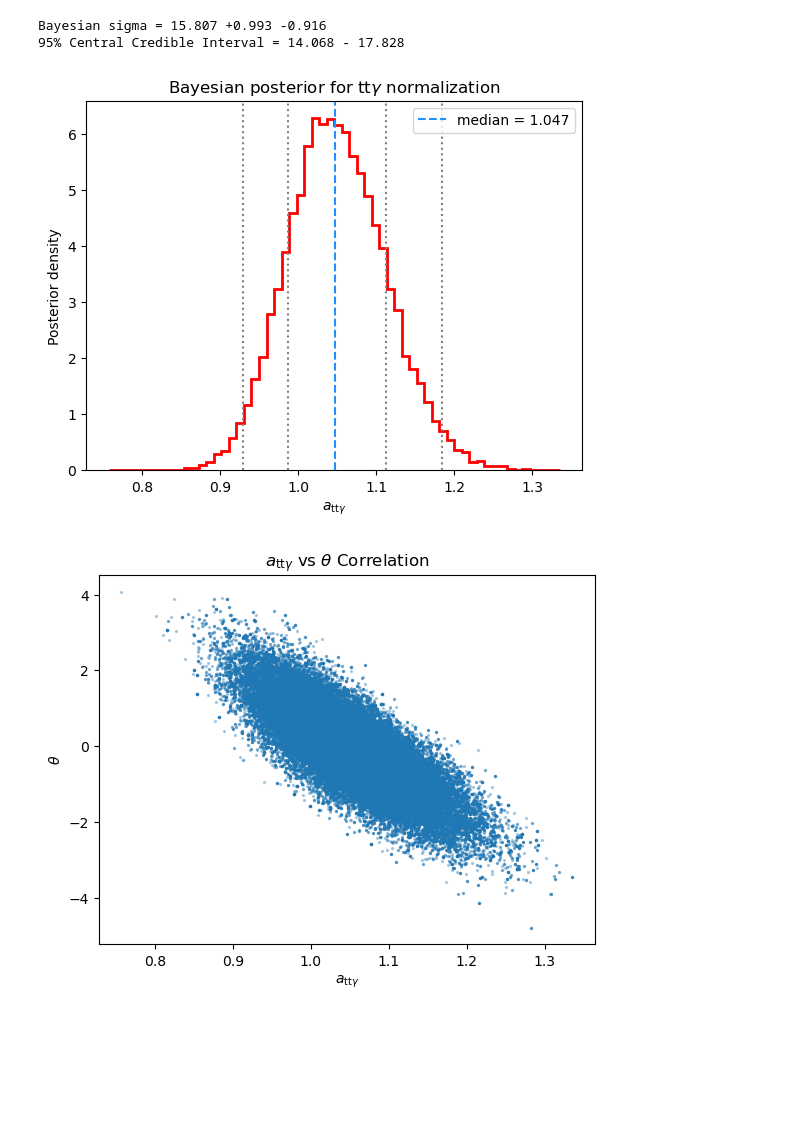
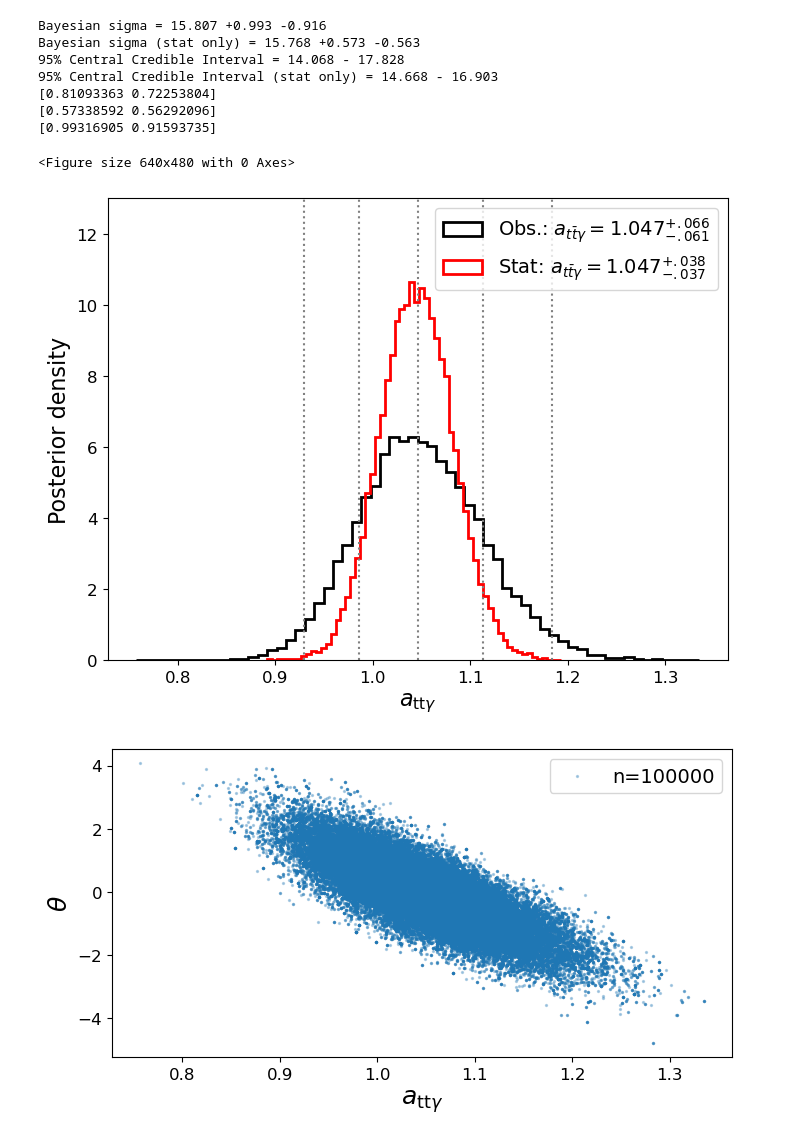
Before and after one commit to andrewji7345/252C_FinalProject, a Jupyter notebook: Fit_Bayesian.ipynb, the cells around one changed output. Saved outputs shown, nothing was run; the diff lists cells and outputs as text; code cells hidden in the pictures; blank space fills up the shorter version.

```diff
--- a/Fit_Bayesian.ipynb
+++ b/Fit_Bayesian.ipynb
@@ -134,5 +221,8 @@ Stored 'bf_params_baye' (dict)
 # %%
 def log_posterior_vec(params):
     return -nlp(*params)
+
+def log_posterior_vec_stat_only(params):
+    return -nlp_stat_only(*params)
 # %%
 def run_mh(logpost, start, proposal_cov, nsteps=120000, burn=20000, thin=20, seed=123):
@@ -223,43 +366,86 @@ plt.show()
 # %%
 th_sigma = 15.10
 sigma_samples = mu_samples * th_sigma
+sigma_samples_stat_only = mu_samples_stat_only * th_sigma
 
 sigma_med = np.percentile(sigma_samples, 50)
 sigma_lo = np.percentile(sigma_samples, 15.87)
 sigma_hi = np.percentile(sigma_samples, 84.13)
 
+sigma_med_stat_only = np.percentile(sigma_samples_stat_only, 50)
+sigma_lo_stat_only = np.percentile(sigma_samples_stat_only, 15.87)
+sigma_hi_stat_only = np.percentile(sigma_samples_stat_only, 84.13)
+
 print(f"Bayesian sigma = {sigma_med:.3f} +{sigma_hi - sigma_med:.3f} -{sigma_med - sigma_lo:.3f}")
+print(f"Bayesian sigma (stat only) = {sigma_med_stat_only:.3f} +{sigma_hi_stat_only - sigma_med_stat_only:.3f} -{sigma_med_stat_only - sigma_lo_stat_only:.3f}")
 
 low, high = np.quantile(sigma_samples, [0.025, 0.975])
 print(f"95% Central Credible Interval = {low:.3f} - {high:.3f}")
+low_stat_only, high_stat_only = np.quantile(sigma_samples_stat_only, [0.025, 0.975])
+print(f"95% Central Credible Interval (stat only) = {low_stat_only:.3f} - {high_stat_only:.3f}")
+
+# find the syst and stat pieces
+mu_errs_1 = np.array([sigma_hi - sigma_med, sigma_med - sigma_lo])
+mu_errs_1_stat_only = np.array([sigma_hi_stat_only - sigma_med_stat_only, sigma_med_stat_only - sigma_lo_stat_only])
+
+mu_syst = np.sqrt(mu_errs_1**2 - mu_errs_1_stat_only**2)
+print(mu_syst)
+print(mu_errs_1_stat_only)
+print(mu_errs_1)
 # %% [output]
 Bayesian sigma = 15.807 +0.993 -0.916
+Bayesian sigma (stat only) = 15.768 +0.573 -0.563
 95% Central Credible Interval = 14.068 - 17.828
+95% Central Credible Interval (stat only) = 14.668 - 16.903
+[0.81093363 0.72253804]
+[0.57338592 0.56292096]
+[0.99316905 0.91593735]
 # %%
 plt.clf()
-plt.hist(mu_samples, bins=60, density=True, histtype="step", linewidth=2, color = 'red')
-plt.axvline(mu_med, color="dodgerblue", linestyle="--", label=rf"median = {mu_med:.3f}")
+label_size = 16
+legend_size = 14
+plt.figure(figsize=(8,6))
+
+plt.hist(mu_samples, bins=60, density=True, histtype="step", linewidth=2, color='black',
+         label=r'Obs.: $a_{t\bar t\gamma} = 1.047^{+.066}_{-.061}$')
+
+plt.hist(mu_samples_stat_only, bins=60, density=True, histtype="step", linewidth=2, color='red',
+         label=r'Stat: $a_{t\bar t\gamma} = 1.047^{+.038}_{-.037}$')
+
+plt.axvline(mu_med, color="gray", linestyle=":")
 plt.axvline(mu_lo, color="gray", linestyle=":")
 plt.axvline(mu_hi, color="gray", linestyle=":")
 plt.axvline(mu_lo95, color="gray", linestyle=":")
 plt.axvline(mu_hi95, color="gray", linestyle=":")
-plt.xlabel(r"$a_{\mathrm{tt}\gamma}$")
-plt.ylabel("Posterior density")
-plt.title(r"Bayesian posterior for $\mathrm{tt}\gamma$ normalization")
-plt.legend()
-plt.savefig("./Plots/baye_posterior.png")
+
+plt.xlabel(r"$a_{\mathrm{tt}\gamma}$", fontsize=label_size)
+plt.ylabel("Posterior density", fontsize=label_size)
+plt.legend(fontsize=legend_size)
+
+plt.ylim(0, 13)
+
+plt.savefig("./Plots/baye_posterior.png", dpi=300)
 plt.show()
 # %% [output]
+<Figure size 640x480 with 0 Axes>
-[figure, old version]
+[figure, new version]
 # %%
-plt.scatter(samples[:,0], samples[:,6], s=2, alpha=0.3)
+# Initialize the figure with the desired size (Width, Height)
+plt.figure(figsize=(8, 4))
+
+plt.scatter(samples[:,0], samples[:,6], s=2, alpha=0.3, label='n=100000')
+
 plt.xlabel(r"$a_{\mathrm{tt}\gamma}$")
 plt.ylabel(r"$\theta$")
-plt.title(r'$a_{\mathrm{tt}\gamma}$ vs $\theta$ Correlation')
-plt.savefig("./Plots/baye_corr.png")
+# plt.title(r'$a_{\mathrm{tt}\gamma}$ vs $\theta$ Correlation')
+
+plt.legend()
+
+# 'bbox_inches' ensures labels aren't cut off in the output image
+plt.savefig("./Plots/baye_corr.png", bbox_inches='tight', dpi=300)
 plt.show()
 # %% [output]
-[figure, old version]
+[figure, new version]
 # %%
 groupingCategory = {
     "NonPrompt": [3j, 4j],
```
Also changed, not shown: parts of 9 cells of this notebook, 26 other files.
